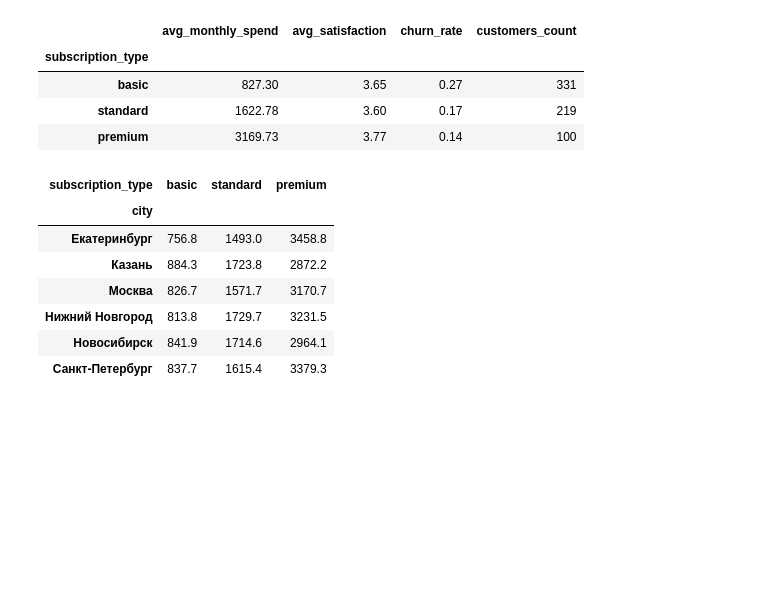
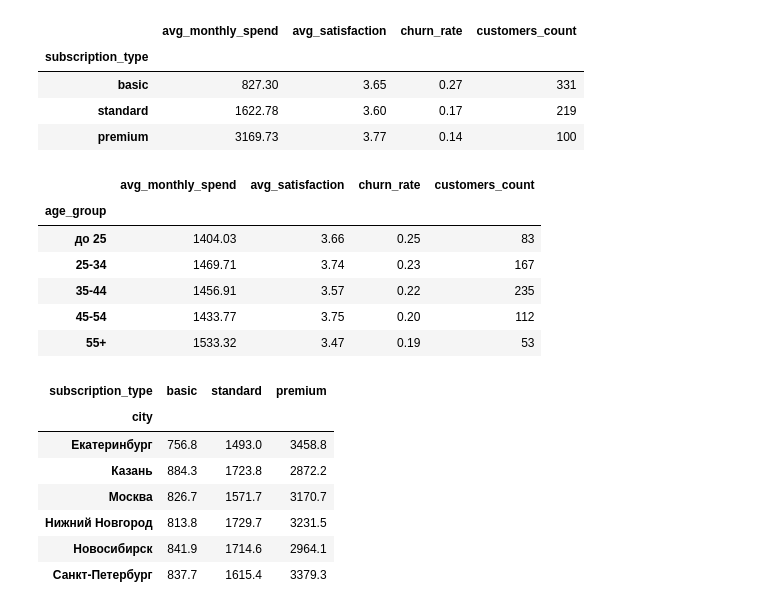
Before and after one commit to LuckyBait/Laba, a Jupyter notebook: laba_data_preprocessing.ipynb, the cells around one changed output. Cells and saved outputs as stored; diff of their text form; code cells hidden in the pictures; blank space fills up the shorter version.

```diff
--- a/laba_data_preprocessing.ipynb
+++ b/laba_data_preprocessing.ipynb
@@ -1050,6 +1083,28 @@ subscription_stats_df
 | basic | 827.30 | 3.65 | 0.27 | 331 |
 | standard | 1622.78 | 3.60 | 0.17 | 219 |
 | premium | 3169.73 | 3.77 | 0.14 | 100 |
+# %%
+# Тот же приём группировки применяем и к age_group (раздел 6.1) — доводим построенный
+# признак до содержательного использования, а не оставляем его только демонстрацией apply/pd.cut.
+# Заранее ожидаем, что churn_rate по возрастным группам будет колебаться в узком диапазоне без
+# выраженного монотонного тренда: это согласуется с разделом 8, где корреляция age с churned
+# близка к нулю, поскольку возраст не был заложен как причинный фактор оттока при генерации
+# данных (в отличие от subscription_type и satisfaction_score).
+age_group_stats_df = customers_df.groupby("age_group", observed=True).agg(
+    avg_monthly_spend=("monthly_spend", "mean"),
+    avg_satisfaction=("satisfaction_score", "mean"),
+    churn_rate=("churned", "mean"),
+    customers_count=("customer_id", "count"),
+).round(2)
+age_group_stats_df
+# %% [output]
+|  | avg_monthly_spend | avg_satisfaction | churn_rate | customers_count |
+| age_group |  |  |  |  |
+| до 25 | 1404.03 | 3.66 | 0.25 | 83 |
+| 25-34 | 1469.71 | 3.74 | 0.23 | 167 |
+| 35-44 | 1456.91 | 3.57 | 0.22 | 235 |
+| 45-54 | 1433.77 | 3.75 | 0.20 | 112 |
+| 55+ | 1533.32 | 3.47 | 0.19 | 53 |
 # %%
 # pivot_table — сводная таблица "город x тип подписки" со средними тратами внутри каждой
 # комбинации. pivot_table выбран вместо связки groupby+unstack, поскольку в одном вызове сразу
```
Also changed, not shown: parts of 4 cells of this notebook.
